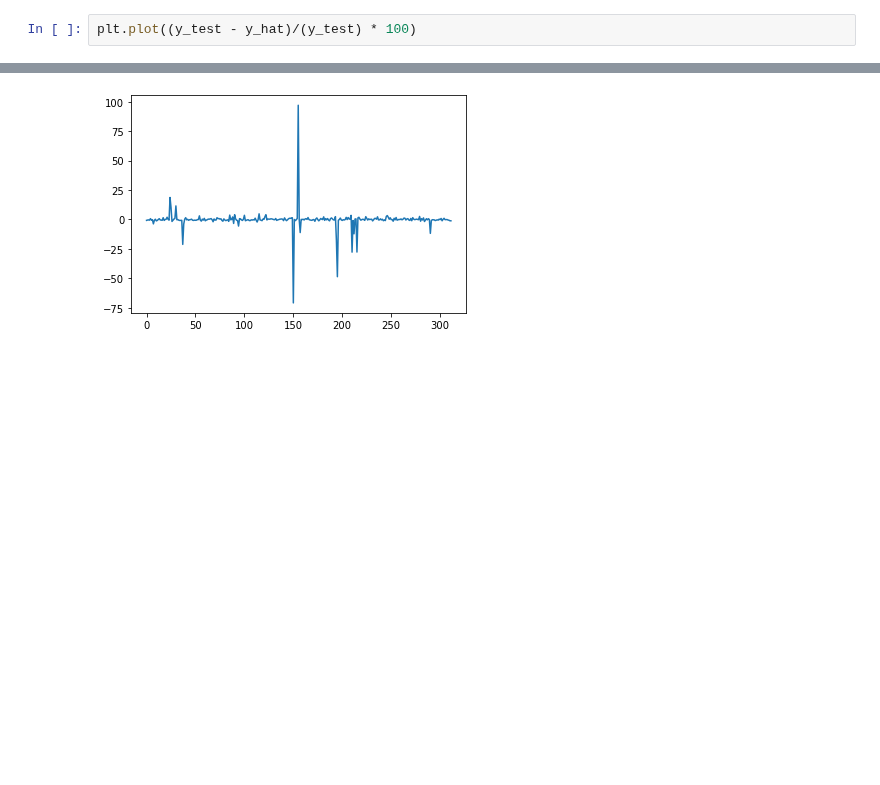
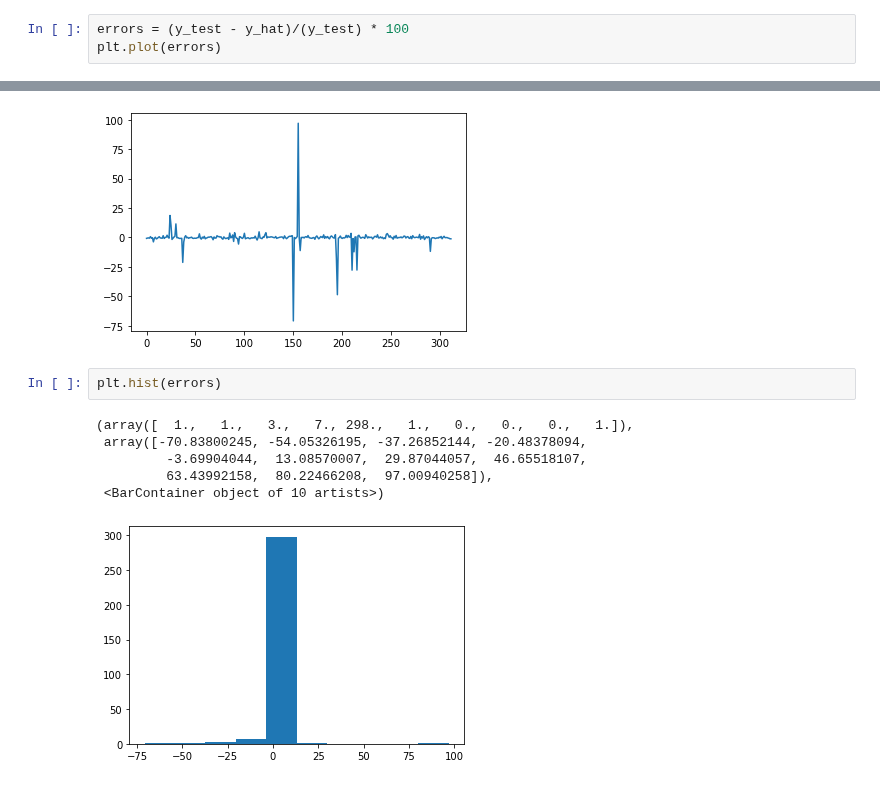
Before and after one commit to DSEI21000-S21/project-altcoinpriceprediction, a Jupyter notebook: mwander/cointesting.ipynb, the cells around one changed output, grey strips where cells are left out. Drawn from its saved outputs; the diff is of its cells as text; blank space fills up the shorter version.

```diff
--- a/mwander/cointesting.ipynb
+++ b/mwander/cointesting.ipynb
@@ -182,5 +187,15 @@ plt.plot(y_hat)
 # %%
-plt.plot((y_test - y_hat)/(y_test) * 100)
+errors = (y_test - y_hat)/(y_test) * 100
+plt.plot(errors)
 # %% [output]
 [<matplotlib.lines.Line2D at 0x...>]
 [figure]
+# %%
+plt.hist(errors)
+# %% [output]
+(array([  1.,   1.,   3.,   7., 298.,   1.,   0.,   0.,   0.,   1.]),
+ array([-70.83800245, -54.05326195, -37.26852144, -20.48378094,
+         -3.69904044,  13.08570007,  29.87044057,  46.65518107,
+         63.43992158,  80.22466208,  97.00940258]),
+ <BarContainer object of 10 artists>)
+[figure, added]
```
Also changed, not shown: parts of 12 cells of this notebook, 2 other files.
